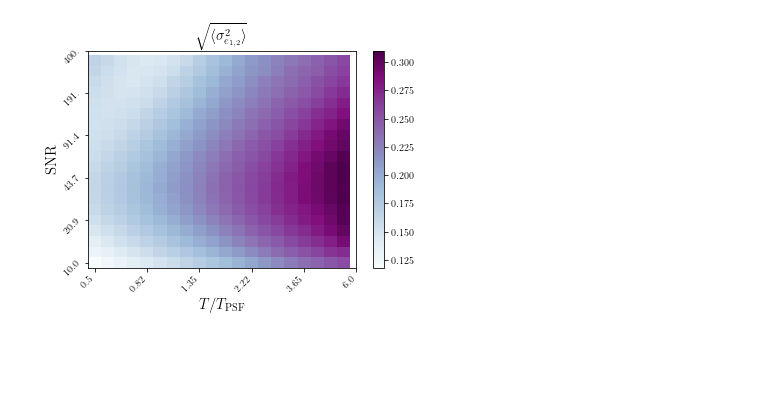
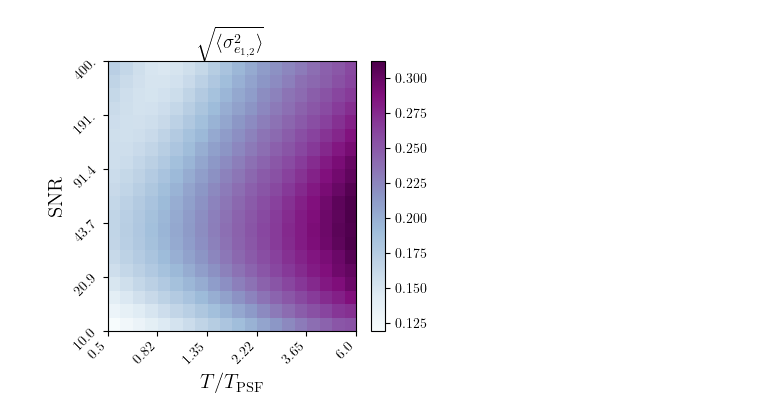
Before and after one commit to delve-survey/shearcat, a Jupyter notebook: paper_plots/PlotWeightsResponse.ipynb, the cells around one changed output. Cells and saved outputs as stored; diff of their text form; code cells hidden in the pictures; blank space fills up the shorter version.

```diff
--- a/paper_plots/PlotWeightsResponse.ipynb
+++ b/paper_plots/PlotWeightsResponse.ipynb
@@ -27,7 +43,7 @@ R22s = np.zeros((20,20))
 
 for i in range(20):
     for j in range(20):
-        X = np.loadtxt('/project/chihway/chihway/midway2/shearcat/code/response_s2n_size/response_'+str(i)+'_'+str(j)+'.txt')
+        X = np.loadtxt('/project/chihway/chihway/shearcat/shear_catalog/response_s2n_size/response_'+str(i)+'_'+str(j)+'.txt')
 
         counts[i][j] = X[0]
         R11[i][j] = X[1]
@@ -79,12 +99,14 @@ mplot.savefig('counts.pdf', bbox_inches='tight')
 # %%
-mplot.imshow((sigma_e_all.T)**0.5, cmap='BuPu', origin='lower', aspect='auto')
-mplot.xticks(np.arange(21)[::4], size_ratio_grid2[::4], rotation=45, fontsize='10', horizontalalignment='right')
-mplot.yticks(np.arange(21)[::4], s2n_grid2[::4], rotation=45, fontsize='10', horizontalalignment='right')
-mplot.title('$\sqrt{ \langle \sigma^2_{e_{1,2}} \\rangle}$', fontsize=15)
+
+mplot.figure(figsize=(4,3.5))
+mplot.imshow((sigma_e2.T)**0.5, cmap='BuPu', origin='lower', aspect='auto')
+mplot.xticks(np.arange(21)[::4]-0.5, size_ratio_grid2[::4], rotation=45, fontsize='10', horizontalalignment='right')
+mplot.yticks(np.arange(21)[::4]-0.5, s2n_grid2[::4], rotation=45, fontsize='10', horizontalalignment='right')
+mplot.title('$\sqrt{ \langle \sigma^2_{e_{1,2}} \\rangle}$', fontsize=14)
 mplot.xlabel('$T/T_{\\rm PSF}$', fontsize=15)
 mplot.ylabel('SNR', fontsize=15)
 mplot.colorbar()
 
 mplot.savefig('sigmae2.pdf', bbox_inches='tight')
 # %% [output]
-[figure, old version]
+[figure, new version]
```
Also changed, not shown: parts of 5 cells of this notebook, 4 other files.
